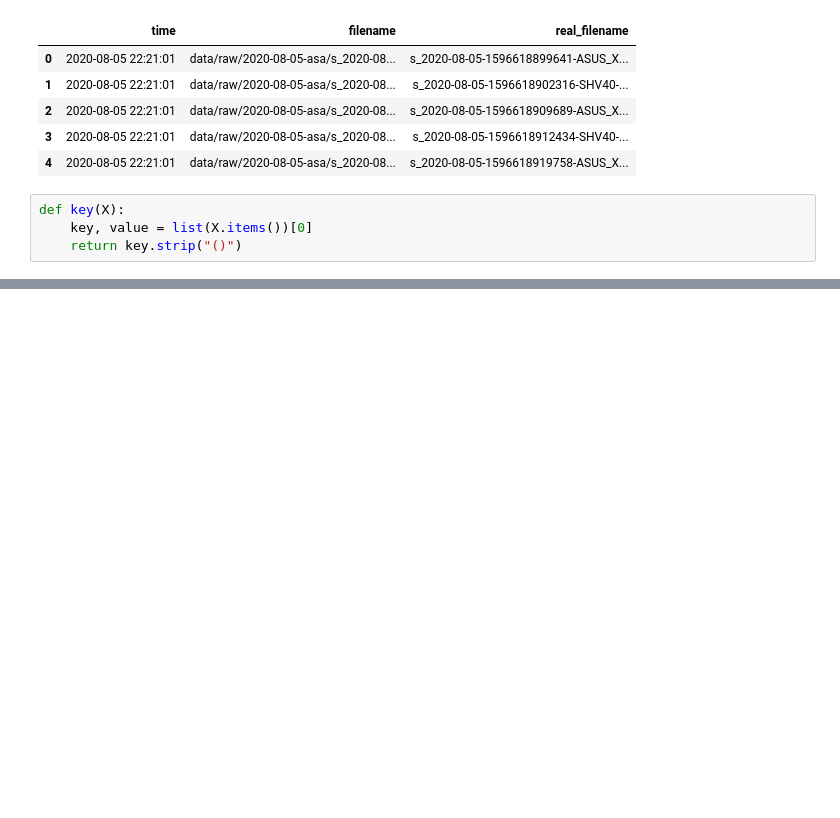
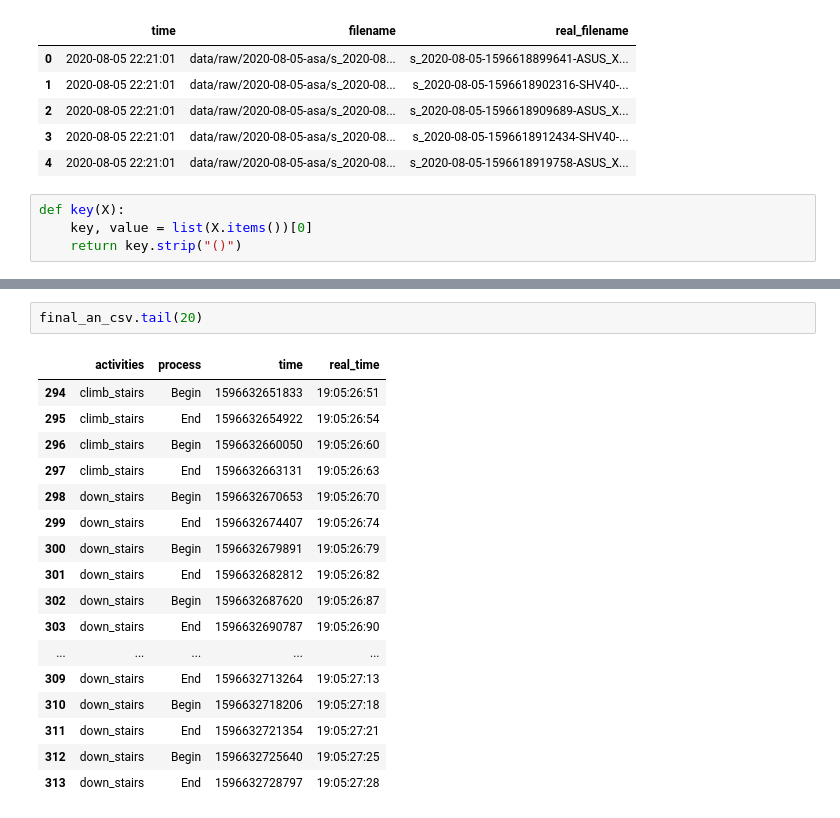
Before and after one commit to koka-koala/fallguys, a Jupyter notebook: notebooks/jin_intro.ipynb, the cells around one changed output, grey strips where cells are left out. Cells and saved outputs as stored; diff of their text form; blank space fills up the shorter version.

```diff
--- a/notebooks/jin_intro.ipynb
+++ b/notebooks/jin_intro.ipynb
@@ -124,0 +154,20 @@ convert(test_timegyro)
+# %%
+final_an_csv.tail(20)
+# %% [output]
+|  | activities | process | time | real_time |
+| 294 | climb_stairs | Begin | 1596632651833 | 19:05:26:51 |
+| 295 | climb_stairs | End | 1596632654922 | 19:05:26:54 |
+| 296 | climb_stairs | Begin | 1596632660050 | 19:05:26:60 |
+| 297 | climb_stairs | End | 1596632663131 | 19:05:26:63 |
+| 298 | down_stairs | Begin | 1596632670653 | 19:05:26:70 |
+| 299 | down_stairs | End | 1596632674407 | 19:05:26:74 |
+| 300 | down_stairs | Begin | 1596632679891 | 19:05:26:79 |
+| 301 | down_stairs | End | 1596632682812 | 19:05:26:82 |
+| 302 | down_stairs | Begin | 1596632687620 | 19:05:26:87 |
+| 303 | down_stairs | End | 1596632690787 | 19:05:26:90 |
+| ... | ... | ... | ... | ... |
+| 309 | down_stairs | End | 1596632713264 | 19:05:27:13 |
+| 310 | down_stairs | Begin | 1596632718206 | 19:05:27:18 |
+| 311 | down_stairs | End | 1596632721354 | 19:05:27:21 |
+| 312 | down_stairs | Begin | 1596632725640 | 19:05:27:25 |
+| 313 | down_stairs | End | 1596632728797 | 19:05:27:28 |
```
Also changed, not shown: parts of 22 cells of this notebook.
